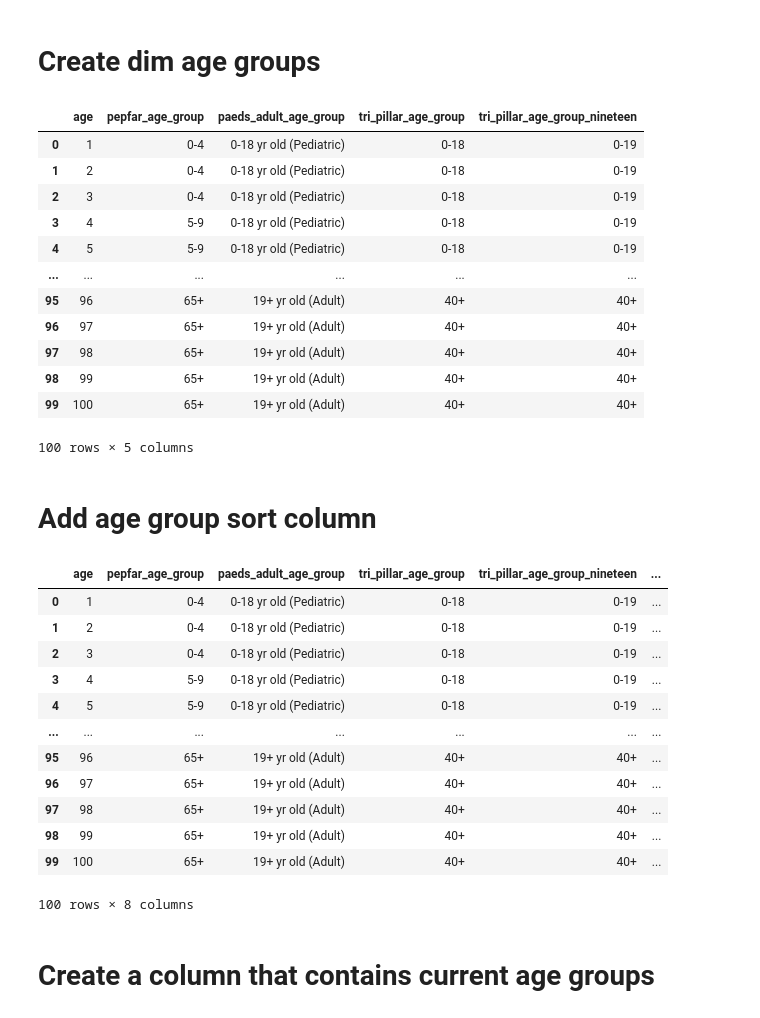
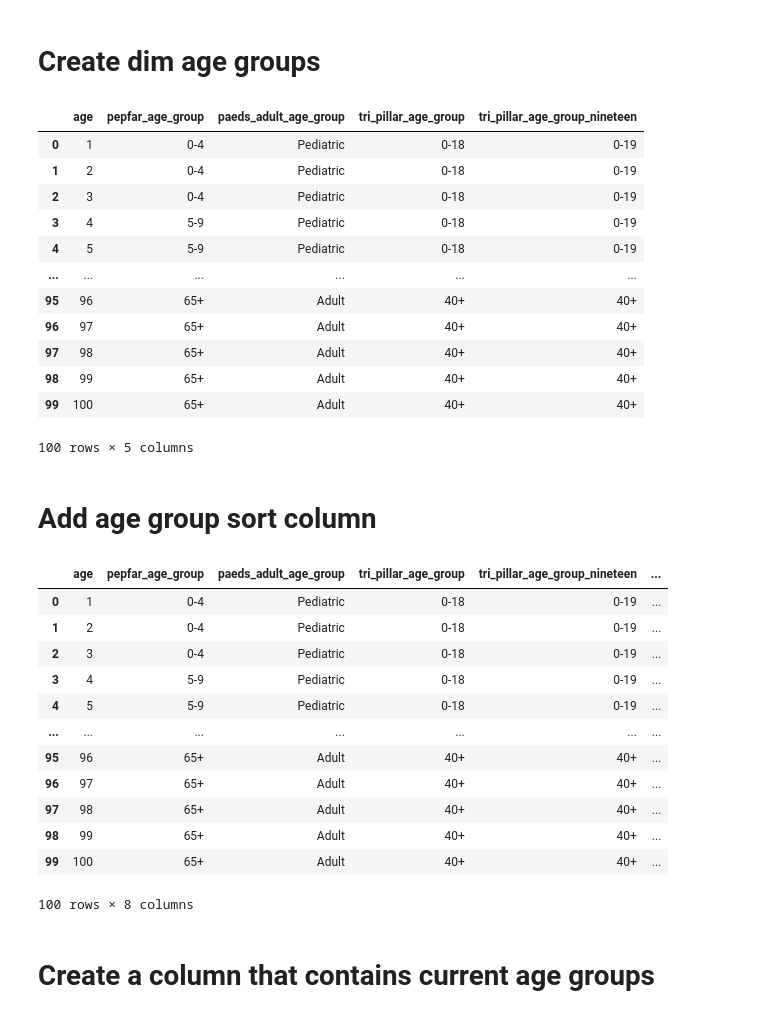
Before and after one commit to UCSF-IGHS/duft-config, a Jupyter notebook: system/data_tasks/fm_sentinel_events.ipynb, the cells around one changed output. Cells and saved outputs as stored; diff of their text form; code cells hidden in the pictures.

```diff
--- a/system/data_tasks/fm_sentinel_events.ipynb
+++ b/system/data_tasks/fm_sentinel_events.ipynb
@@ -1110,45 +1110,45 @@ dim_age_group_df = pd.DataFrame({
 })
 
 dim_age_group_df['pepfar_age_group'] = pd.cut(dim_age_group_df['age'], bins=bins, labels=labels, right=False)
 
-dim_age_group_df['paeds_adult_age_group'] = dim_age_group_df['age'].apply(lambda x: '0-18 yr old (Pediatric)' if x <= 18 else '19+ yr old (Adult)')
+dim_age_group_df['paeds_adult_age_group'] = dim_age_group_df['age'].apply(lambda x: 'Pediatric' if x <= 19 else 'Adult')
 
 def tri_pillar_classify(age):
     if 0 <= age <= 18:
         return '0-18'
     elif age == 19:
         return '19'
     elif 20 <= age <= 39:
         return '20-39'
     else:
         return '40+'
 
 def tri_pillar_19_classify(age):
     if 0 <= age <= 19:
         return '0-19'
     elif 20 <= age <= 39:
         return '20-39'
     else:
         return '40+'
 
 dim_age_group_df['tri_pillar_age_group'] = dim_age_group_df['age'].apply(tri_pillar_classify)
 
 dim_age_group_df['tri_pillar_age_group_nineteen'] = dim_age_group_df['age'].apply(tri_pillar_19_classify)
 
 dim_age_group_df.head(100)
 # %% [output]
 |  | age | pepfar_age_group | paeds_adult_age_group | tri_pillar_age_group | tri_pillar_age_group_nineteen |
-| 0 | 1 | 0-4 | 0-18 yr old (Pediatric) | 0-18 | 0-19 |
-| 1 | 2 | 0-4 | 0-18 yr old (Pediatric) | 0-18 | 0-19 |
-| 2 | 3 | 0-4 | 0-18 yr old (Pediatric) | 0-18 | 0-19 |
-| 3 | 4 | 5-9 | 0-18 yr old (Pediatric) | 0-18 | 0-19 |
-| 4 | 5 | 5-9 | 0-18 yr old (Pediatric) | 0-18 | 0-19 |
+| 0 | 1 | 0-4 | Pediatric | 0-18 | 0-19 |
+| 1 | 2 | 0-4 | Pediatric | 0-18 | 0-19 |
+| 2 | 3 | 0-4 | Pediatric | 0-18 | 0-19 |
+| 3 | 4 | 5-9 | Pediatric | 0-18 | 0-19 |
+| 4 | 5 | 5-9 | Pediatric | 0-18 | 0-19 |
 | ... | ... | ... | ... | ... | ... |
-| 95 | 96 | 65+ | 19+ yr old (Adult) | 40+ | 40+ |
-| 96 | 97 | 65+ | 19+ yr old (Adult) | 40+ | 40+ |
-| 97 | 98 | 65+ | 19+ yr old (Adult) | 40+ | 40+ |
-| 98 | 99 | 65+ | 19+ yr old (Adult) | 40+ | 40+ |
-| 99 | 100 | 65+ | 19+ yr old (Adult) | 40+ | 40+ |
+| 95 | 96 | 65+ | Adult | 40+ | 40+ |
+| 96 | 97 | 65+ | Adult | 40+ | 40+ |
+| 97 | 98 | 65+ | Adult | 40+ | 40+ |
+| 98 | 99 | 65+ | Adult | 40+ | 40+ |
+| 99 | 100 | 65+ | Adult | 40+ | 40+ |
 100 rows × 5 columns
 # %% [markdown]
 # Add age group sort column
@@ -1204,17 +1204,17 @@ dim_age_group_df['pepfar_age_group_val'] = dim_age_group_df['pepfar_age_group'].
 dim_age_group_df.head(100)
 # %% [output]
 |  | age | pepfar_age_group | paeds_adult_age_group | tri_pillar_age_group | tri_pillar_age_group_nineteen | ... |
-| 0 | 1 | 0-4 | 0-18 yr old (Pediatric) | 0-18 | 0-19 | ... |
-| 1 | 2 | 0-4 | 0-18 yr old (Pediatric) | 0-18 | 0-19 | ... |
-| 2 | 3 | 0-4 | 0-18 yr old (Pediatric) | 0-18 | 0-19 | ... |
-| 3 | 4 | 5-9 | 0-18 yr old (Pediatric) | 0-18 | 0-19 | ... |
-| 4 | 5 | 5-9 | 0-18 yr old (Pediatric) | 0-18 | 0-19 | ... |
+| 0 | 1 | 0-4 | Pediatric | 0-18 | 0-19 | ... |
+| 1 | 2 | 0-4 | Pediatric | 0-18 | 0-19 | ... |
+| 2 | 3 | 0-4 | Pediatric | 0-18 | 0-19 | ... |
+| 3 | 4 | 5-9 | Pediatric | 0-18 | 0-19 | ... |
+| 4 | 5 | 5-9 | Pediatric | 0-18 | 0-19 | ... |
 | ... | ... | ... | ... | ... | ... | ... |
-| 95 | 96 | 65+ | 19+ yr old (Adult) | 40+ | 40+ | ... |
-| 96 | 97 | 65+ | 19+ yr old (Adult) | 40+ | 40+ | ... |
-| 97 | 98 | 65+ | 19+ yr old (Adult) | 40+ | 40+ | ... |
-| 98 | 99 | 65+ | 19+ yr old (Adult) | 40+ | 40+ | ... |
-| 99 | 100 | 65+ | 19+ yr old (Adult) | 40+ | 40+ | ... |
+| 95 | 96 | 65+ | Adult | 40+ | 40+ | ... |
+| 96 | 97 | 65+ | Adult | 40+ | 40+ | ... |
+| 97 | 98 | 65+ | Adult | 40+ | 40+ | ... |
+| 98 | 99 | 65+ | Adult | 40+ | 40+ | ... |
+| 99 | 100 | 65+ | Adult | 40+ | 40+ | ... |
 100 rows × 8 columns
 # %% [markdown]
 # Create a column that contains current age groups
```
Also changed, not shown: parts of 50 cells of this notebook, 5 other files.
